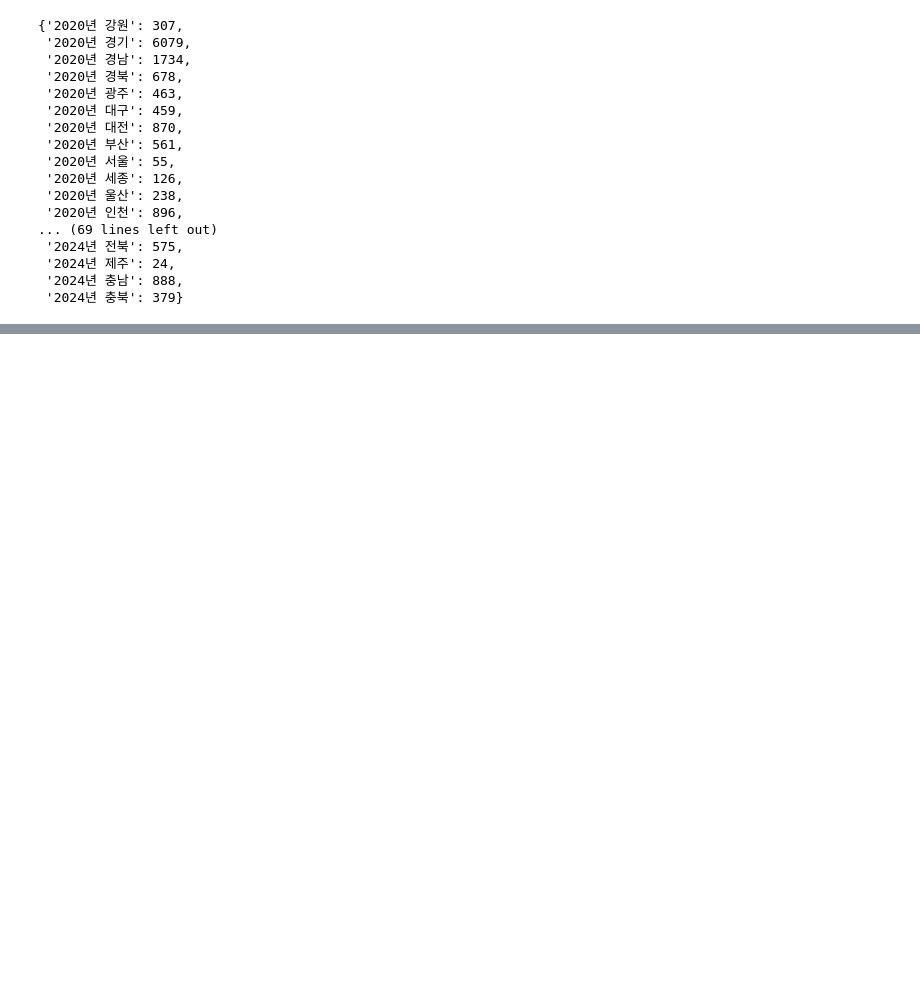
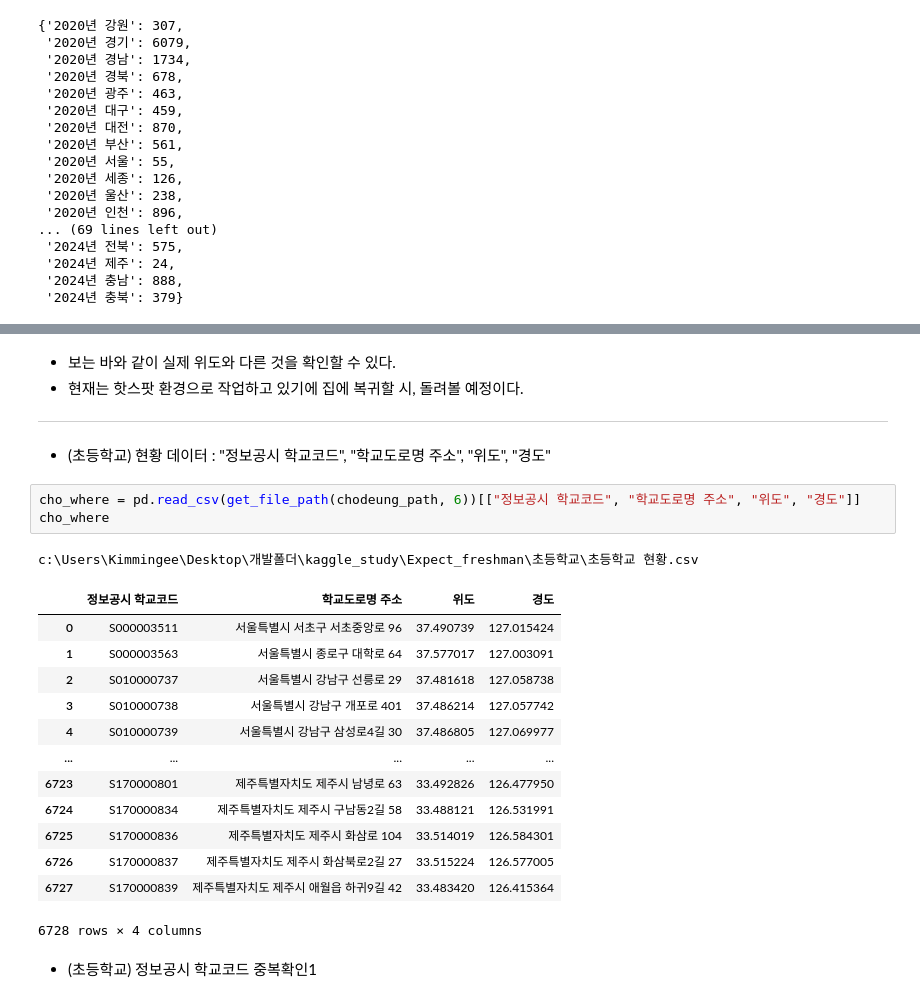
Before and after one commit to NeatyNut/-------, a Jupyter notebook: Analyst.ipynb, the cells around one changed output, grey strips where cells are left out. Saved outputs shown, nothing was run; the diff lists cells and outputs as text; blank space fills up the shorter version.

Commit message:
add chodeung data, kakao api

```diff
--- a/Analyst.ipynb
+++ b/Analyst.ipynb
@@ -517,0 +550,26 @@ count_dict
+# %% [markdown]
+- 보는 바와 같이 실제 위도와 다른 것을 확인할 수 있다.
+- 현재는 핫스팟 환경으로 작업하고 있기에 집에 복귀할 시, 돌려볼 예정이다.
+---
+# %% [markdown]
+- (초등학교) 현황 데이터 : "정보공시 학교코드", "학교도로명 주소", "위도", "경도"
+# %%
+cho_where = pd.read_csv(get_file_path(chodeung_path, 6))[["정보공시 학교코드", "학교도로명 주소", "위도", "경도"]]
+cho_where
+# %% [output]
+c:\Users\Kimmingee\Desktop\개발폴더\kaggle_study\Expect_freshman\초등학교\초등학교 현황.csv
+|  | 정보공시 학교코드 | 학교도로명 주소 | 위도 | 경도 |
+| 0 | S000003511 | 서울특별시 서초구 서초중앙로 96 | 37.490739 | 127.015424 |
+| 1 | S000003563 | 서울특별시 종로구 대학로 64 | 37.577017 | 127.003091 |
+| 2 | S010000737 | 서울특별시 강남구 선릉로 29 | 37.481618 | 127.058738 |
+| 3 | S010000738 | 서울특별시 강남구 개포로 401 | 37.486214 | 127.057742 |
+| 4 | S010000739 | 서울특별시 강남구 삼성로4길 30 | 37.486805 | 127.069977 |
+| ... | ... | ... | ... | ... |
+| 6723 | S170000801 | 제주특별자치도 제주시 남녕로 63 | 33.492826 | 126.477950 |
+| 6724 | S170000834 | 제주특별자치도 제주시 구남동2길 58 | 33.488121 | 126.531991 |
+| 6725 | S170000836 | 제주특별자치도 제주시 화삼로 104 | 33.514019 | 126.584301 |
+| 6726 | S170000837 | 제주특별자치도 제주시 화삼북로2길 27 | 33.515224 | 126.577005 |
+| 6727 | S170000839 | 제주특별자치도 제주시 애월읍 하귀9길 42 | 33.483420 | 126.415364 |
+6728 rows × 4 columns
+# %% [markdown]
+- (초등학교) 정보공시 학교코드 중복확인1
```
Also changed, not shown: parts of 49 cells of this notebook.
